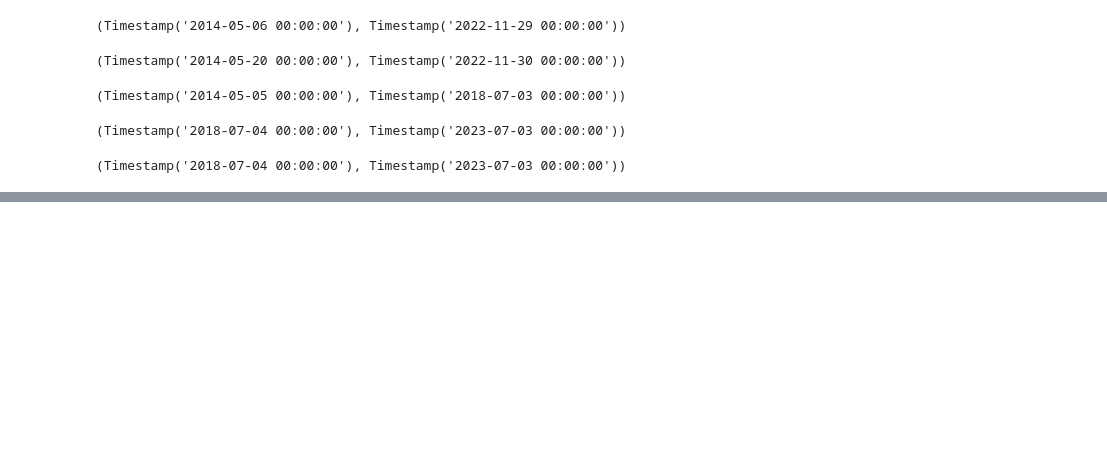
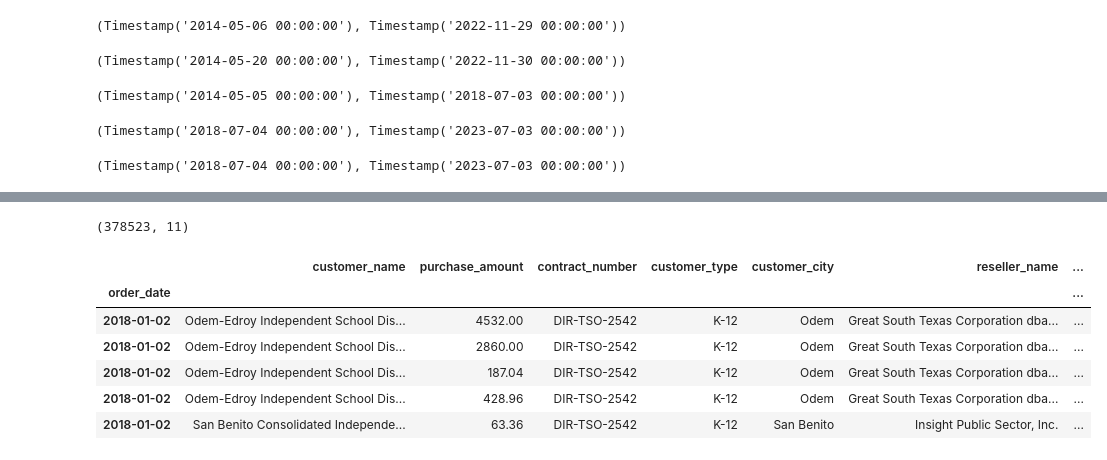
Before and after one commit to The-Real-MVPs/cisco-time-series-analysis, a Jupyter notebook: rosenberger/rosenberger_notebook.ipynb, the cells around one changed output, grey strips where cells are left out. Saved outputs shown, nothing was run; the diff lists cells and outputs as text; code cells hidden in the pictures; blank space fills up the shorter version.

```diff
--- a/rosenberger/rosenberger_notebook.ipynb
+++ b/rosenberger/rosenberger_notebook.ipynb
@@ -127,0 +268,61 @@ df_dates['contract_termination_date'].min(), df_dates['contract_termination_date
+# %%
+df.shape
+# %% [output]
+(378523, 11)
+# %%
+df = pd.read_pickle('data/data.pickle')
+'''
+columns = ['order_date', 'shipped_date']
+
+for column in columns:
+    df[column] = pd.to_datetime(df[column])
+'''
+df.order_date = pd.to_datetime(df.order_date)
+df.shipped_date = pd.to_datetime(df.shipped_date)
+
+
+drop_columns = [
+ 'fiscal_year',
+ 'rfo_description',
+ 'rfo_number',
+ 'brand_name',
+ 'customer_contact',
+ 'customer_address',
+ 'customer_state',
+ 'customer_zip',
+ 'vendor_name',
+ 'vendor_contact',
+ 'vendor_city',
+ 'vendor_hub_type',
+ 'vendor_address',
+ 'vendor_state',
+ 'vendor_zip',
+ 'reseller_address',
+ 'reseller_state',
+ 'reseller_zip',
+ 'reseller_phone',
+ 'report_received_month',
+ 'purchase_month',
+ 'invoice_number',
+ 'shipped_date',
+ 'dir_contract_mgr',
+ 'contract_type',
+ 'contract_subtype',
+ 'contract_start_date',
+ 'contract_end_date',
+ 'contract_termination_date',
+ 'sales_fact_number']
+
+df = df.drop(columns = drop_columns)
+df = df.set_index('order_date').sort_index()
+df = df.loc['2018':]
+
+df.head()
+# %% [output]
+|  | customer_name | purchase_amount | contract_number | customer_type | customer_city | reseller_name | ... |
+| order_date |  |  |  |  |  |  | ... |
+| 2018-01-02 | Odem-Edroy Independent School Dis... | 4532.00 | DIR-TSO-2542 | K-12 | Odem | Great South Texas Corporation dba... | ... |
+| 2018-01-02 | Odem-Edroy Independent School Dis... | 2860.00 | DIR-TSO-2542 | K-12 | Odem | Great South Texas Corporation dba... | ... |
+| 2018-01-02 | Odem-Edroy Independent School Dis... | 187.04 | DIR-TSO-2542 | K-12 | Odem | Great South Texas Corporation dba... | ... |
+| 2018-01-02 | Odem-Edroy Independent School Dis... | 428.96 | DIR-TSO-2542 | K-12 | Odem | Great South Texas Corporation dba... | ... |
+| 2018-01-02 | San Benito Consolidated Independe... | 63.36 | DIR-TSO-2542 | K-12 | San Benito | Insight Public Sector, Inc. | ... |
```
Also changed, not shown: parts of 29 cells of this notebook.
